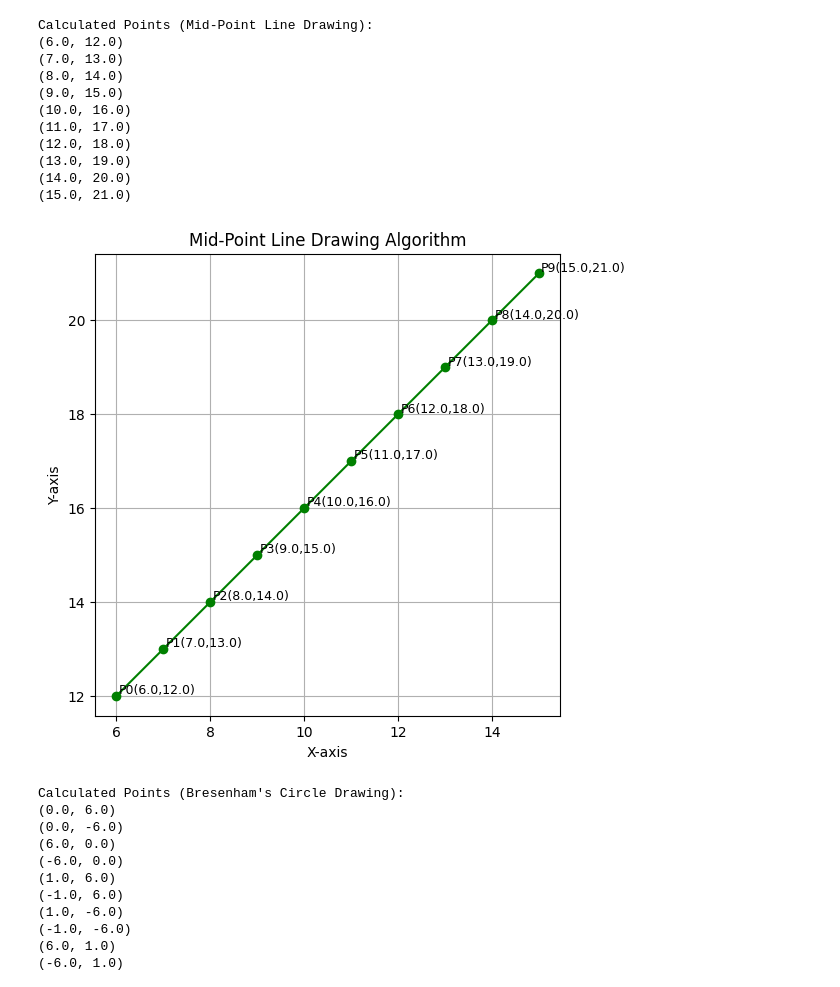
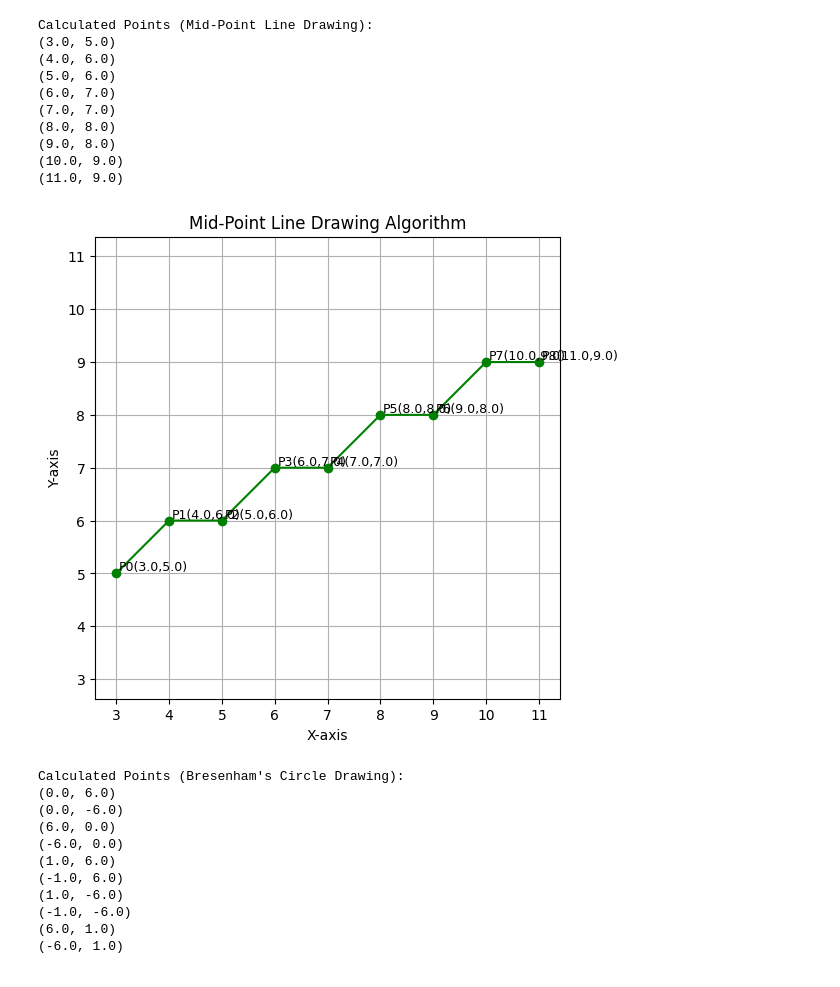
Before and after one commit to meeddhaa/computer_graphics, a Jupyter notebook: Computergraphics.ipynb, the cells around one changed output. Saved outputs shown, nothing was run; the diff lists cells and outputs as text; code cells hidden in the pictures.

```diff
--- a/Computergraphics.ipynb
+++ b/Computergraphics.ipynb
@@ -22,8 +22,8 @@ def dda(x1, y1, x2, y2):
     return points
 
 
-x1, y1 = 1, 1
-x2, y2 = 5, 7
+x1, y1 = 2, 3
+x2, y2 = 10, 8
 points = dda(x1, y1, x2, y2)
 
 print("Calculated Points (Rounded to Integer):")
@@ -34,7 +34,7 @@ plt.figure(figsize=(6,6))
 x_vals = [p[0] for p in points]
 y_vals = [p[1] for p in points]
 
-plt.plot(x_vals, y_vals, marker='o', color='pink')
+plt.plot(x_vals, y_vals, marker='o', color='purple')
 
 for i, (x, y) in enumerate(points):
     label = f"P{i}({x},{y})"
@@ -59,5 +61,5 @@ Calculated Points (Rounded to Integer):
 # %%
-#Calculate the points between the starting point (6, 12) and the ending point (15, 21). (mid-point)
+#Calculate the points between the starting point (3, 5) and the ending point (11, 9). (mid-point)
 import matplotlib.pyplot as plt
 def midpoint_line(x1, y1, x2, y2):
     points = []
@@ -67,45 +69,44 @@ def midpoint_line(x1, y1, x2, y2):
     x, y = x1, y1
     points.append((float(f"{x:.2f}"), float(f"{y:.2f}")))
     while x < x2:
         x += 1
         if d < 0:
             d = d + dy
         else:
             d = d + (dy - dx)
             y += 1
         points.append((float(f"{x:.2f}"), float(f"{y:.2f}")))
     return points
-x1, y1 = 6, 12
-x2, y2 = 15, 21
+x1, y1 = 3, 5
+x2, y2 = 11, 9
 points = midpoint_line(x1, y1, x2, y2)
 print("Calculated Points (Mid-Point Line Drawing):")
 for p in points:
     print(p)
 plt.figure(figsize=(6,6))
 x_vals = [p[0] for p in points]
 y_vals = [p[1] for p in points]
 plt.plot(x_vals, y_vals, marker='o', color='green')
 for i, (x, y) in enumerate(points):
     label = f"P{i}({x},{y})"
     plt.text(x + 0.05, y + 0.05, label, fontsize=9)
 plt.title("Mid-Point Line Drawing Algorithm")
 plt.xlabel("X-axis")
 plt.ylabel("Y-axis")
 plt.grid(True)
 plt.axis('equal')
 plt.show()
 # %% [output]
 Calculated Points (Mid-Point Line Drawing):
-(6.0, 12.0)
-(7.0, 13.0)
-(8.0, 14.0)
-(9.0, 15.0)
-(10.0, 16.0)
-(11.0, 17.0)
-(12.0, 18.0)
-(13.0, 19.0)
-(14.0, 20.0)
-(15.0, 21.0)
+(3.0, 5.0)
+(4.0, 6.0)
+(5.0, 6.0)
+(6.0, 7.0)
+(7.0, 7.0)
+(8.0, 8.0)
+(9.0, 8.0)
+(10.0, 9.0)
+(11.0, 9.0)
-[figure, old version]
+[figure, new version]
 # %%
 #Bresenham's Circle Drawing Algorithm
```
Also changed, not shown: parts of 6 cells of this notebook.
